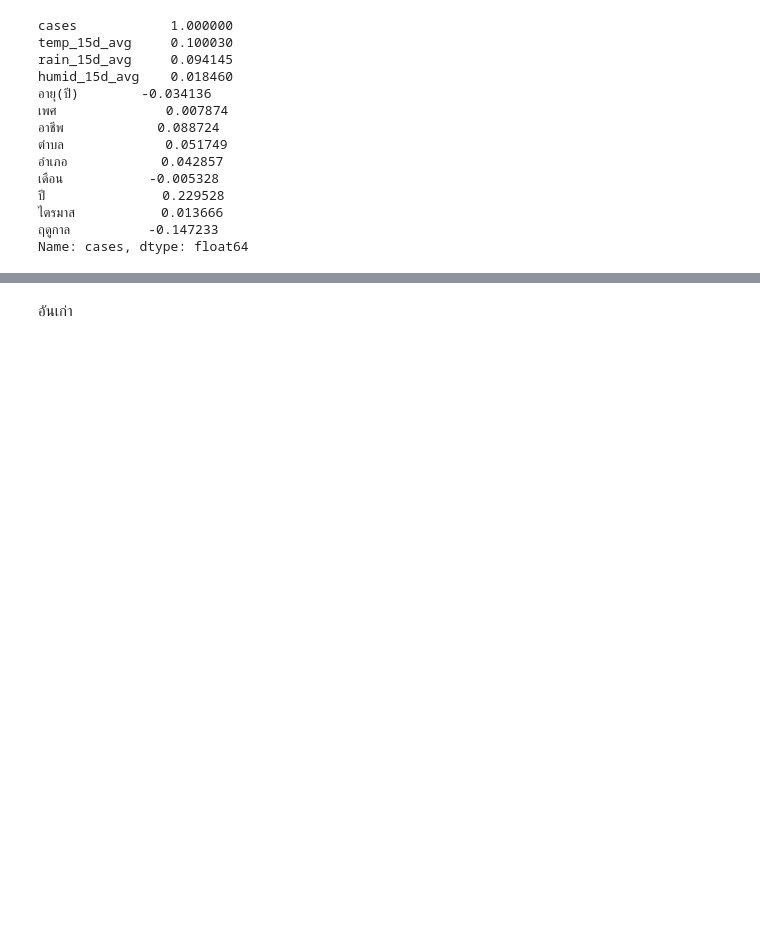
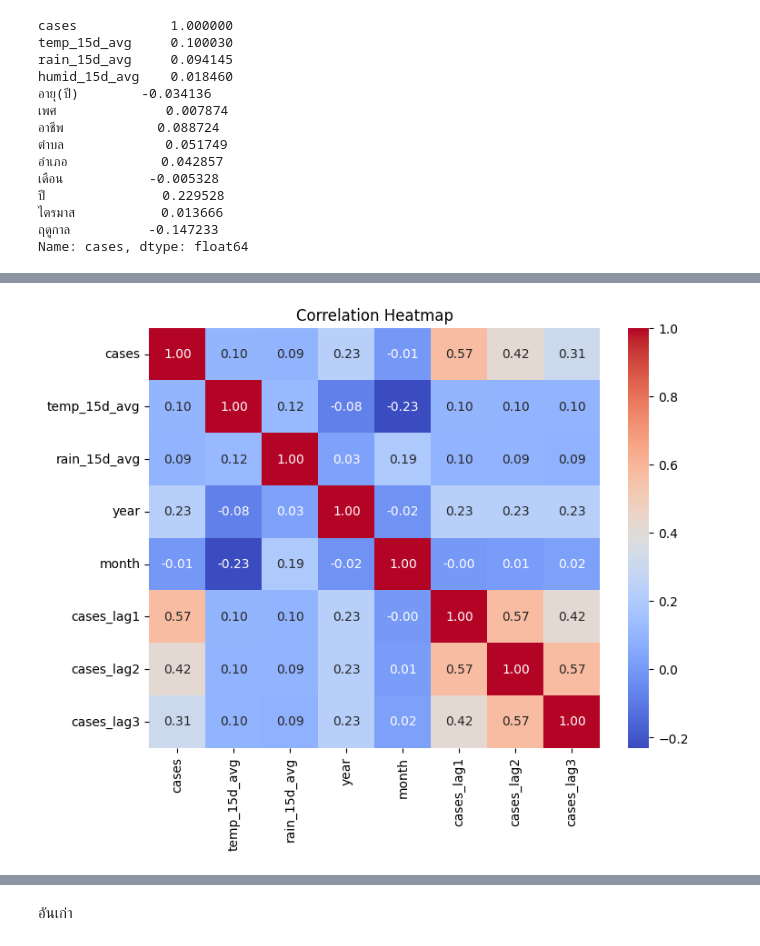
Before and after one commit to nisawaraa/earn-flask, a Jupyter notebook: Copy_of_Untitled14 (2).ipynb, the cells around one changed output, grey strips where cells are left out. Drawn from its saved outputs; the diff is of its cells as text; code cells hidden in the pictures; blank space fills up the shorter version.

Commit message:
Update project files (UI + model + deploy configs)

```diff
--- a/Copy_of_Untitled14 (2).ipynb
+++ b/Copy_of_Untitled14 (2).ipynb
@@ -87,0 +111,81 @@ Name: cases, dtype: float64
+# %%
+import pandas as pd
+from sklearn.model_selection import train_test_split
+from sklearn.preprocessing import OneHotEncoder
+from sklearn.metrics import mean_squared_error, mean_absolute_error, r2_score
+from xgboost import XGBRegressor
+import joblib
+import numpy as np
+import matplotlib.pyplot as plt
+import seaborn as sns
+
+# ------------------- Load Data -------------------
+df = pd.read_excel("df_final_clean.xlsx")
+df["date"] = pd.to_datetime(df["date"])
+df["year"] = df["date"].dt.year
+df["month"] = df["date"].dt.month
+
+# ------------------- Generate Lag Features -------------------
+df = df.sort_values("date").reset_index(drop=True)
+for k in [1, 2, 3]:
+    df[f"cases_lag{k}"] = df["cases"].shift(k)
+
+df = df.dropna().reset_index(drop=True)
+
+# ------------------- Correlation (EDA) -------------------
+corr = df[["cases", "temp_15d_avg", "rain_15d_avg",
+           "year", "month", "cases_lag1", "cases_lag2", "cases_lag3"]].corr()
+
+plt.figure(figsize=(8,6))
+sns.heatmap(corr, annot=True, cmap="coolwarm", fmt=".2f")
+plt.title("Correlation Heatmap")
+plt.show()
+
+# ------------------- Features -------------------
+features = [
+    "temp_15d_avg", "rain_15d_avg",
+    "year", "month",
+    "cases_lag1", "cases_lag2", "cases_lag3",
+    "ตำบล", "อำเภอ", "อาชีพ", "ฤดูกาล"
+]
+
+X = df[features]
+y = df["cases"]
+
+# ------------------- One-hot encode categorical -------------------
+cat_cols = ["ตำบล", "อำเภอ", "อาชีพ", "ฤดูกาล"]
+enc = OneHotEncoder(handle_unknown="ignore", sparse_output=False)
+X_cat = enc.fit_transform(X[cat_cols])
+X_cat_df = pd.DataFrame(X_cat, columns=enc.get_feature_names_out(cat_cols))
+
+X_num = X.drop(columns=cat_cols).reset_index(drop=True)
+X_final = pd.concat([X_num, X_cat_df], axis=1)
+
+# ------------------- Train/Test split -------------------
+X_train, X_test, y_train, y_test = train_test_split(
+    X_final, y, test_size=0.2, random_state=42
+)
+
+# ------------------- Train XGBoost -------------------
+xgb_model = XGBRegressor(
+    n_estimators=300, learning_rate=0.05, max_depth=6, random_state=42
+)
+xgb_model.fit(X_train, y_train)
+
+# ------------------- Evaluate -------------------
+y_pred = xgb_model.predict(X_test)
+rmse = np.sqrt(mean_squared_error(y_test, y_pred))
+mae = mean_absolute_error(y_test, y_pred)
+r2 = r2_score(y_test, y_pred)
+
+print("📊 Model Performance:")
+print(f"RMSE: {rmse:.2f}, MAE: {mae:.2f}, R²: {r2:.3f}")
+
+# ------------------- Save model + features + encoder -------------------
+joblib.dump(xgb_model, "xgb_regressor.pkl")
+joblib.dump(list(X_final.columns), "xgb_features.pkl")
+joblib.dump(enc, "xgb_encoder.pkl")
+
+print("✅ Model trained & saved with correlation check + categorical encoding + lag features")
+# %% [output]
+[figure, added]
```
Also changed, not shown: parts of 23 cells of this notebook, 26 other files.
